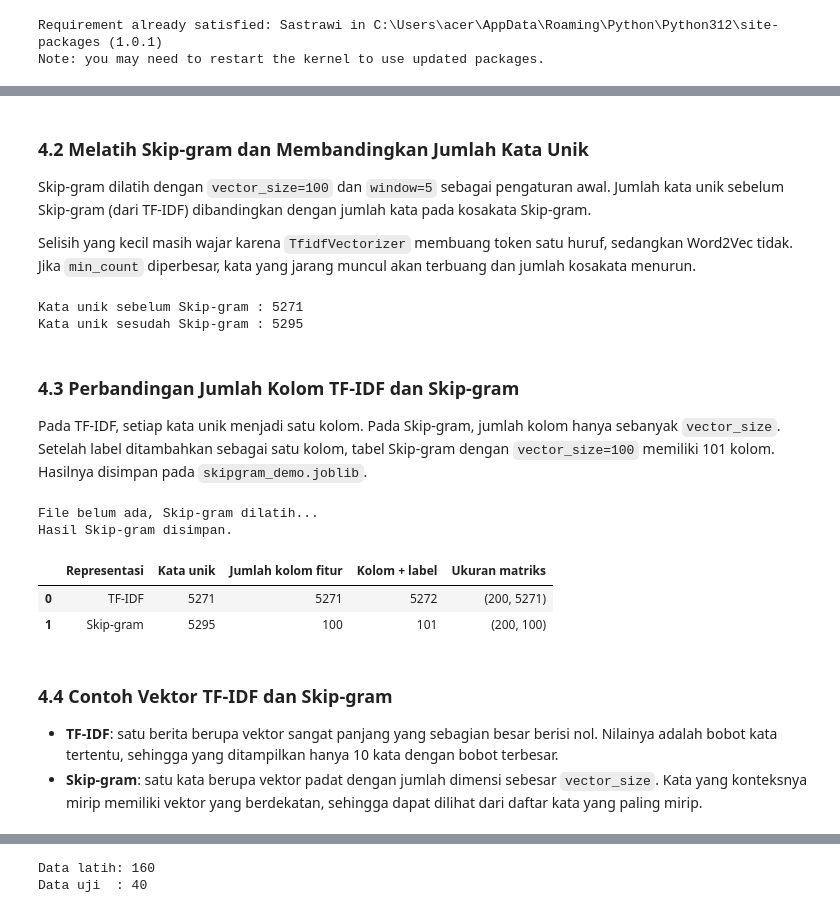
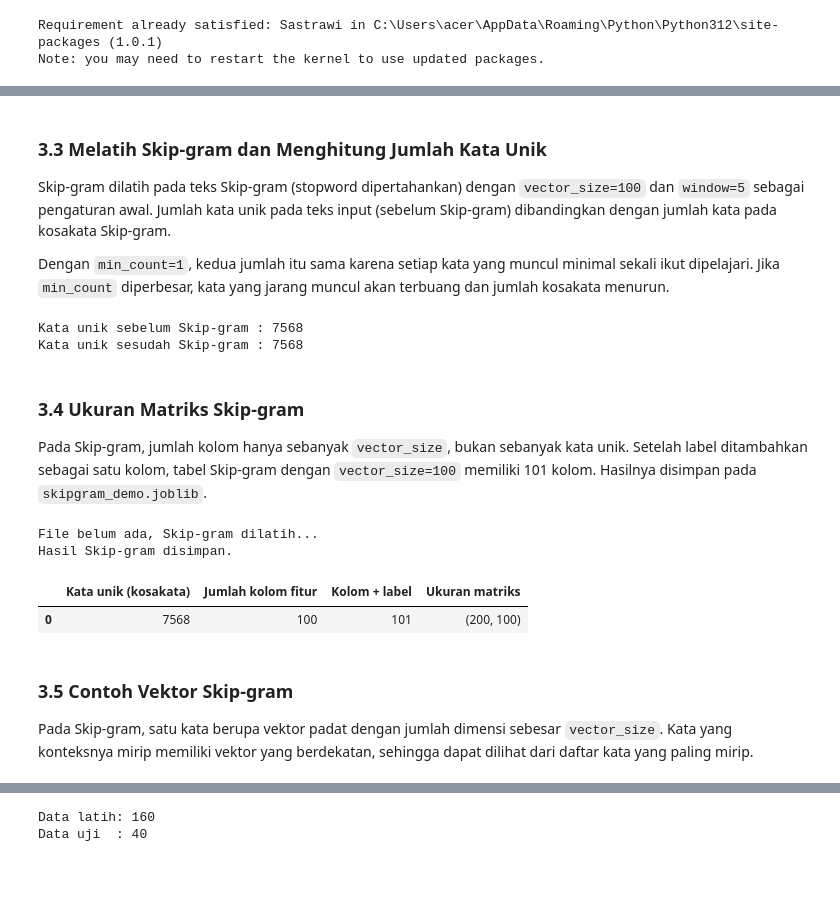
Before and after one commit to shovyaa/ppw, a Jupyter notebook: analisis_berita_skipgram.ipynb, the cells around one changed output, grey strips where cells are left out. Drawn from its saved outputs; the diff is of its cells as text; code cells hidden in the pictures; blank space fills up the shorter version.

```diff
--- a/analisis_berita_skipgram.ipynb
+++ b/analisis_berita_skipgram.ipynb
@@ -84,7 +82,7 @@ File `.joblib` yang berisi kelas `SkipgramVectorizer` hanya dapat dimuat di note
 import os
 import joblib
 
-FOLDER = "hasil"        # contoh lain: r"C:\Users\acer\Downloads\hasil"
+FOLDER = "hasil5"        # contoh lain: r"C:\Users\acer\Downloads\hasil"
 FORCE_ULANG = False     # True = abaikan file yang sudah ada dan hitung ulang semuanya
 
 os.makedirs(FOLDER, exist_ok=True)
@@ -275,8 +245,8 @@ import numpy as np
 from IPython.display import display
 
 # 1. Latih Skip-gram dan ubah semua berita menjadi vektor
-sg = SkipgramVectorizer(vector_size=100, window=5).fit(df["teks_preprocessed"])
-X_sg = sg.transform(df["teks_preprocessed"])
+sg = SkipgramVectorizer(vector_size=100, window=5).fit(df["teks_skipgram"])
+X_sg = sg.transform(df["teks_skipgram"])
 
 # 2. Ukuran hasil
 print("Jumlah kata unik (kosakata Skip-gram):", len(sg.w2v_.wv))
@@ -334,13 +479,13 @@ Rata-rata 5 dimensi pertama per label:
 # %% [markdown]
-### 4.2 Melatih Skip-gram dan Membandingkan Jumlah Kata Unik
+### 3.3 Melatih Skip-gram dan Menghitung Jumlah Kata Unik
 
-Skip-gram dilatih dengan `vector_size=100` dan `window=5` sebagai pengaturan awal. Jumlah kata unik sebelum Skip-gram (dari TF-IDF) dibandingkan dengan jumlah kata pada kosakata Skip-gram.
+Skip-gram dilatih pada teks Skip-gram (stopword dipertahankan) dengan `vector_size=100` dan `window=5` sebagai pengaturan awal. Jumlah kata unik pada teks input (sebelum Skip-gram) dibandingkan dengan jumlah kata pada kosakata Skip-gram.
 
-Selisih yang kecil masih wajar karena `TfidfVectorizer` membuang token satu huruf, sedangkan Word2Vec tidak. Jika `min_count` diperbesar, kata yang jarang muncul akan terbuang dan jumlah kosakata menurun.
+Dengan `min_count=1`, kedua jumlah itu sama karena setiap kata yang muncul minimal sekali ikut dipelajari. Jika `min_count` diperbesar, kata yang jarang muncul akan terbuang dan jumlah kosakata menurun.
 # %%
-jumlah_kata_sebelum = len(kata_unik)
+jumlah_kata_sebelum = len(set(w for t in df["teks_skipgram"] for w in t.split()))
 
-corpus = [teks.split() for teks in df["teks_preprocessed"]]
+corpus = [teks.split() for teks in df["teks_skipgram"]]
 
 w2v = Word2Vec(
     sentences=corpus,
@@ -358,44 +503,41 @@ jumlah_kata_sesudah = len(w2v.wv)
 print("Kata unik sebelum Skip-gram :", jumlah_kata_sebelum)
 print("Kata unik sesudah Skip-gram :", jumlah_kata_sesudah)
 # %% [output]
-Kata unik sebelum Skip-gram : 5271
-Kata unik sesudah Skip-gram : 5295
+Kata unik sebelum Skip-gram : 7568
+Kata unik sesudah Skip-gram : 7568
 # %% [markdown]
-### 4.3 Perbandingan Jumlah Kolom TF-IDF dan Skip-gram
+### 3.4 Ukuran Matriks Skip-gram
 
-Pada TF-IDF, setiap kata unik menjadi satu kolom. Pada Skip-gram, jumlah kolom hanya sebanyak `vector_size`. Setelah label ditambahkan sebagai satu kolom, tabel Skip-gram dengan `vector_size=100` memiliki 101 kolom. Hasilnya disimpan pada `skipgram_demo.joblib`.
+Pada Skip-gram, jumlah kolom hanya sebanyak `vector_size`, bukan sebanyak kata unik. Setelah label ditambahkan sebagai satu kolom, tabel Skip-gram dengan `vector_size=100` memiliki 101 kolom. Hasilnya disimpan pada `skipgram_demo.joblib`.
 # %%
-cache = muat_cache("skipgram_demo.joblib", sidik=SIDIK)
+cache = muat_cache("skipgram_demo.joblib", sidik=SIDIK_SKIPGRAM)
 
 if cache:
     sg_vec = cache["sg_vec"]
     X_sg = cache["X_sg"]
     print("Hasil Skip-gram dimuat dari file.")
 else:
     print("File belum ada, Skip-gram dilatih...")
-    sg_vec = SkipgramVectorizer(vector_size=100, window=5).fit(df["teks_preprocessed"])
-    X_sg = sg_vec.transform(df["teks_preprocessed"])
-    simpan_cache("skipgram_demo.joblib", sidik=SIDIK, sg_vec=sg_vec, X_sg=X_sg)
+    sg_vec = SkipgramVectorizer(vector_size=100, window=5).fit(df["teks_skipgram"])
+    X_sg = sg_vec.transform(df["teks_skipgram"])
+    simpan_cache("skipgram_demo.joblib", sidik=SIDIK_SKIPGRAM, sg_vec=sg_vec, X_sg=X_sg)
     print("Hasil Skip-gram disimpan.")
 
 ringkasan = pd.DataFrame({
-    "Representasi": ["TF-IDF", "Skip-gram"],
-    "Kata unik": [jumlah_kata_sebelum, len(sg_vec.w2v_.wv)],
-    "Jumlah kolom fitur": [X_tfidf.shape[1], X_sg.shape[1]],
-    "Kolom + label": [X_tfidf.shape[1] + 1, X_sg.shape[1] + 1],
-    "Ukuran matriks": [str(X_tfidf.shape), str(X_sg.shape)],
+    "Kata unik (kosakata)": [len(sg_vec.w2v_.wv)],
+    "Jumlah kolom fitur": [X_sg.shape[1]],
+    "Kolom + label": [X_sg.shape[1] + 1],
+    "Ukuran matriks": [str(X_sg.shape)],
 })
 
 display(ringkasan)
 # %% [output]
 File belum ada, Skip-gram dilatih...
 Hasil Skip-gram disimpan.
-|  | Representasi | Kata unik | Jumlah kolom fitur | Kolom + label | Ukuran matriks |
-| 0 | TF-IDF | 5271 | 5271 | 5272 | (200, 5271) |
-| 1 | Skip-gram | 5295 | 100 | 101 | (200, 100) |
+|  | Kata unik (kosakata) | Jumlah kolom fitur | Kolom + label | Ukuran matriks |
+| 0 | 7568 | 100 | 101 | (200, 100) |
 # %% [markdown]
-### 4.4 Contoh Vektor TF-IDF dan Skip-gram
+### 3.5 Contoh Vektor Skip-gram
 
-- **TF-IDF**: satu berita berupa vektor sangat panjang yang sebagian besar berisi nol. Nilainya adalah bobot kata tertentu, sehingga yang ditampilkan hanya 10 kata dengan bobot terbesar.
-- **Skip-gram**: satu kata berupa vektor padat dengan jumlah dimensi sebesar `vector_size`. Kata yang konteksnya mirip memiliki vektor yang berdekatan, sehingga dapat dilihat dari daftar kata yang paling mirip.
+Pada Skip-gram, satu kata berupa vektor padat dengan jumlah dimensi sebesar `vector_size`. Kata yang konteksnya mirip memiliki vektor yang berdekatan, sehingga dapat dilihat dari daftar kata yang paling mirip.
 # %%
```
Also changed, not shown: parts of 52 cells of this notebook, 56 other files.
